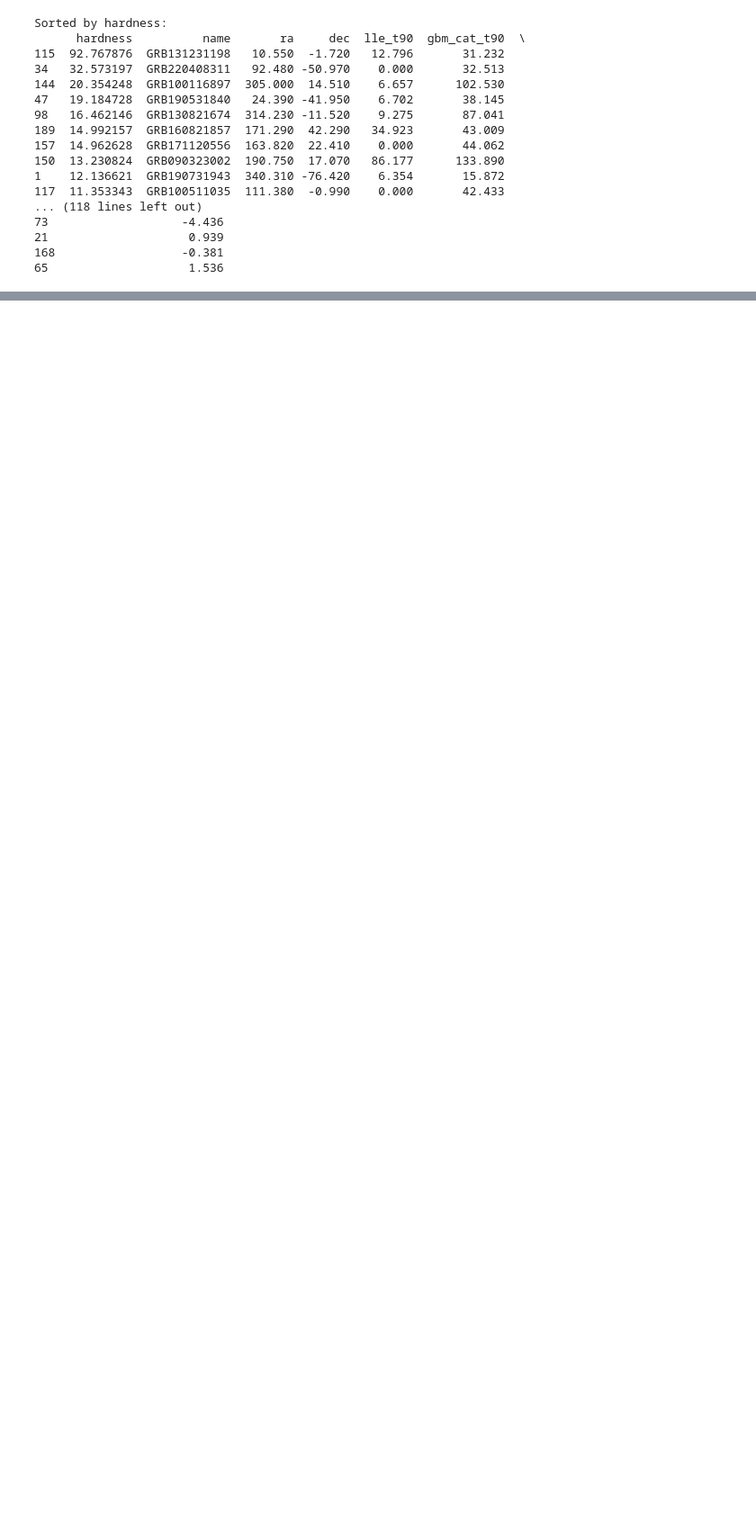
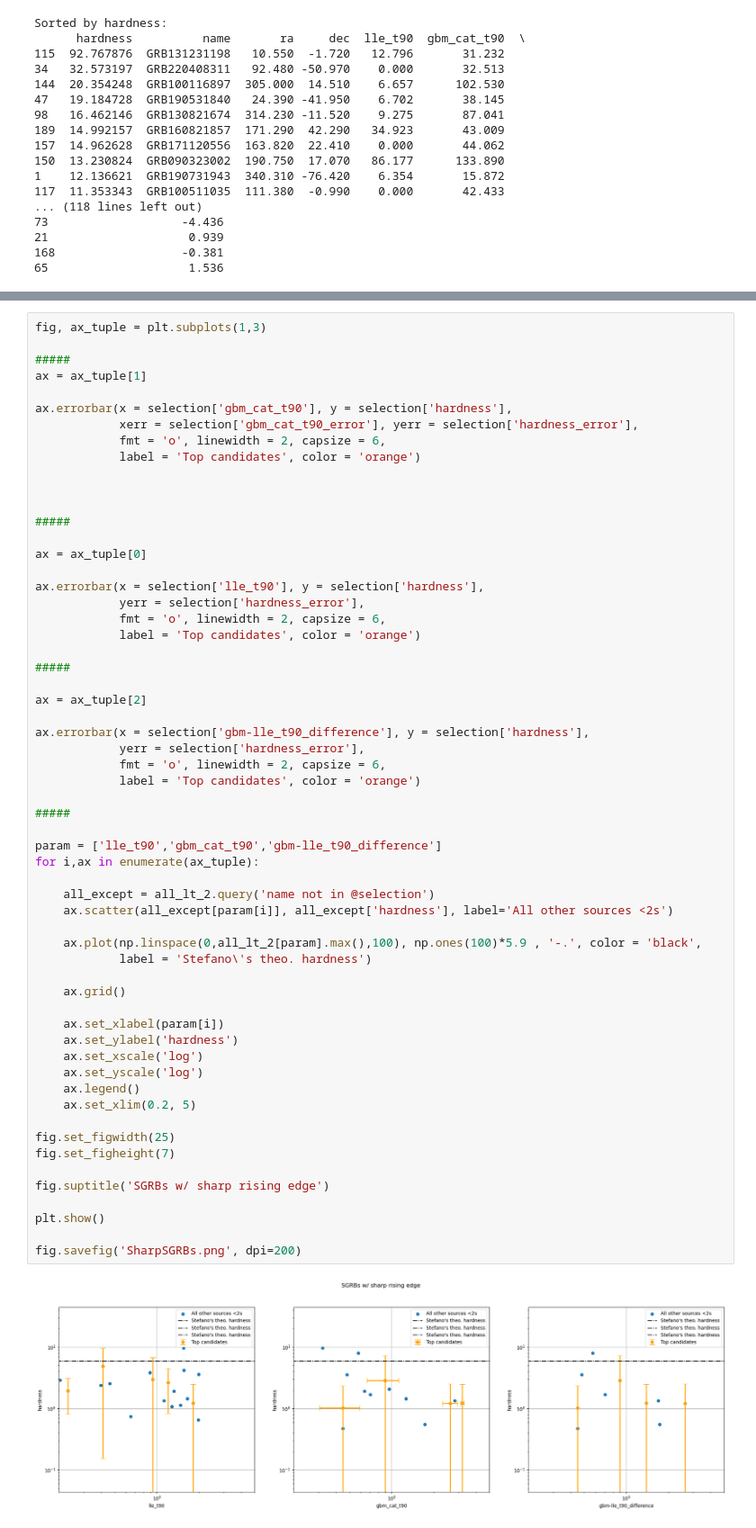
Before and after one commit to xboluna/Research, a Jupyter notebook: BHRad/GBM_Catalog_Searching/Exploring_possible_candidates.ipynb, the cells around one changed output, grey strips where cells are left out. Shown at 90% size. Saved outputs shown, nothing was run; the diff lists cells and outputs as text; blank space fills up the shorter version.

```diff
--- a/BHRad/GBM_Catalog_Searching/Exploring_possible_candidates.ipynb
+++ b/BHRad/GBM_Catalog_Searching/Exploring_possible_candidates.ipynb
@@ -491,0 +409,61 @@ Do we see an afterglow signal appear in the same location as a previous SGRB?
+# %%
+fig, ax_tuple = plt.subplots(1,3)
+
+#####
+ax = ax_tuple[1]
+
+ax.errorbar(x = selection['gbm_cat_t90'], y = selection['hardness'],
+            xerr = selection['gbm_cat_t90_error'], yerr = selection['hardness_error'],
+            fmt = 'o', linewidth = 2, capsize = 6,
+            label = 'Top candidates', color = 'orange')
+
+
+
+#####
+
+ax = ax_tuple[0]
+
+ax.errorbar(x = selection['lle_t90'], y = selection['hardness'],
+            yerr = selection['hardness_error'],
+            fmt = 'o', linewidth = 2, capsize = 6,
+            label = 'Top candidates', color = 'orange')
+
+#####
+
+ax = ax_tuple[2]
+
+ax.errorbar(x = selection['gbm-lle_t90_difference'], y = selection['hardness'],
+            yerr = selection['hardness_error'],
+            fmt = 'o', linewidth = 2, capsize = 6,
+            label = 'Top candidates', color = 'orange')
+
+#####
+
+param = ['lle_t90','gbm_cat_t90','gbm-lle_t90_difference']
+for i,ax in enumerate(ax_tuple):
+
+    all_except = all_lt_2.query('name not in @selection')
+    ax.scatter(all_except[param[i]], all_except['hardness'], label='All other sources <2s')
+
+    ax.plot(np.linspace(0,all_lt_2[param].max(),100), np.ones(100)*5.9 , '-.', color = 'black',
+            label = 'Stefano\'s theo. hardness')
+
+    ax.grid()
+
+    ax.set_xlabel(param[i])
+    ax.set_ylabel('hardness')
+    ax.set_xscale('log')
+    ax.set_yscale('log')
+    ax.legend()
+    ax.set_xlim(0.2, 5)
+
+fig.set_figwidth(25)
+fig.set_figheight(7)
+
+fig.suptitle('SGRBs w/ sharp rising edge')
+
+plt.show()
+
+fig.savefig('SharpSGRBs.png', dpi=200)
+# %% [output]
+[figure, added]
```
Also changed, not shown: parts of 26 cells of this notebook, 36 other files.
